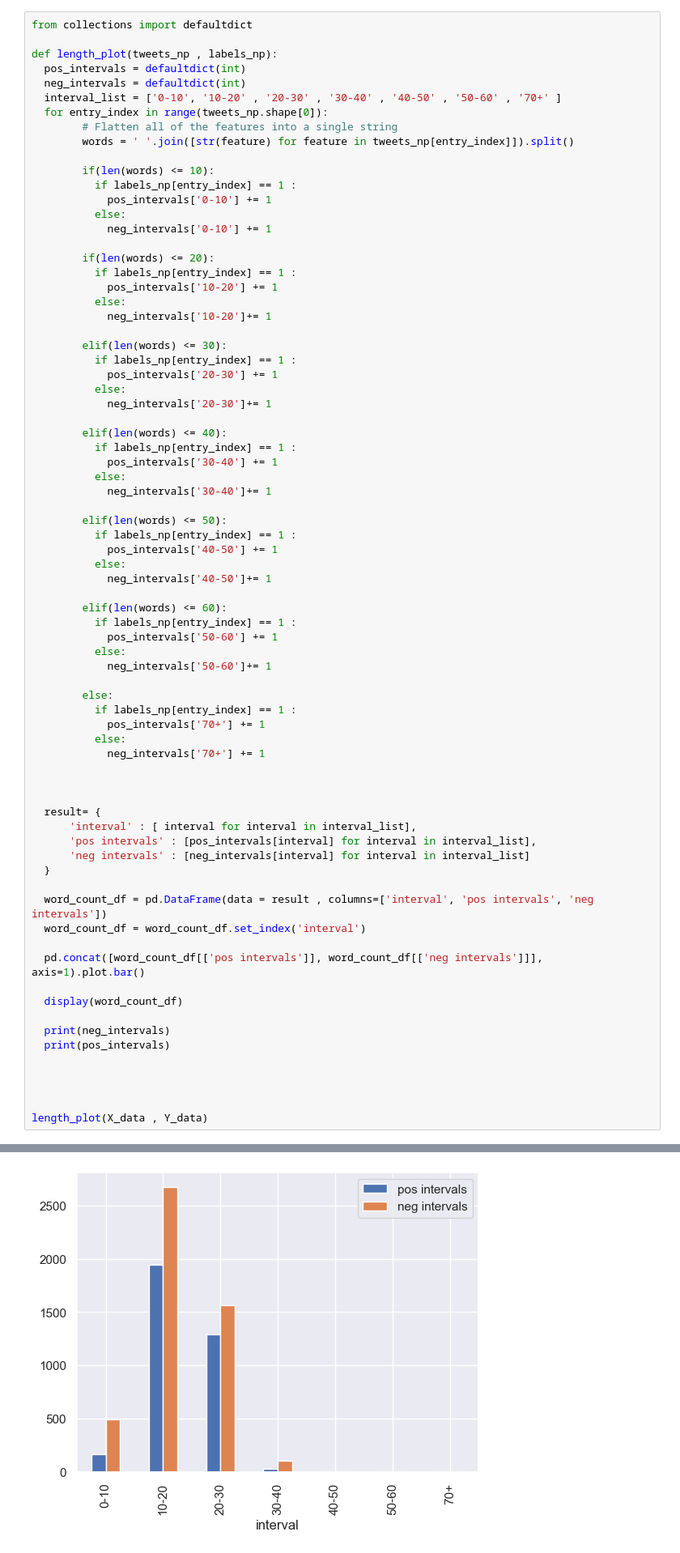
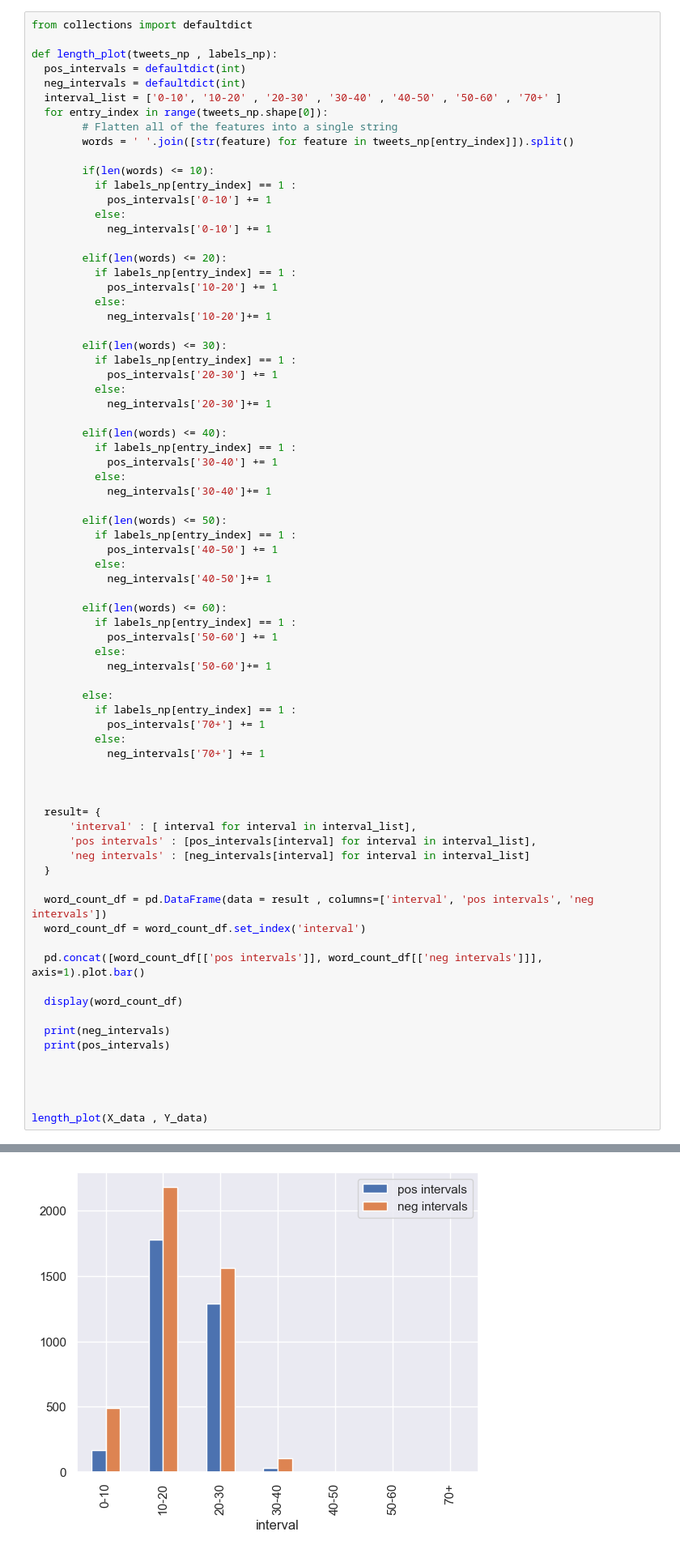
Before and after one commit to grivera64/Google-Tech-Exchange-Machine-Learning-Final-Project, a Jupyter notebook: Giovanni_&_Oscar_Milestone_3.ipynb, the cells around one changed output, grey strips where cells are left out. Shown at 81% size. Cells and saved outputs as stored; diff of their text form.

```diff
--- a/Giovanni_&_Oscar_Milestone_3.ipynb
+++ b/Giovanni_&_Oscar_Milestone_3.ipynb
@@ -345,7 +345,7 @@ def length_plot(tweets_np , labels_np):
           else:
             neg_intervals['0-10'] += 1
 
-        if(len(words) <= 20):
+        elif(len(words) <= 20):
           if labels_np[entry_index] == 1 :
             pos_intervals['10-20'] += 1
           else:
@@ -418 +418 @@ defaultdict(<class 'int'>, {'10-20': 1947, '0-10': 166, '20-30': 1290, '30-40':
-[figure, old version]
+[figure, new version]
```
Also changed, not shown: parts of 1 cell of this notebook.
